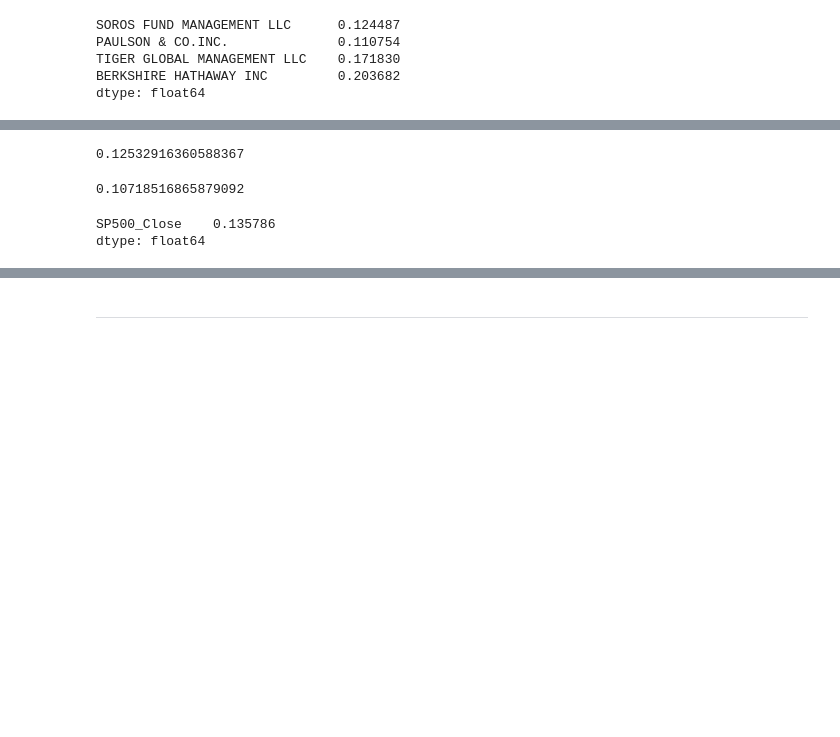
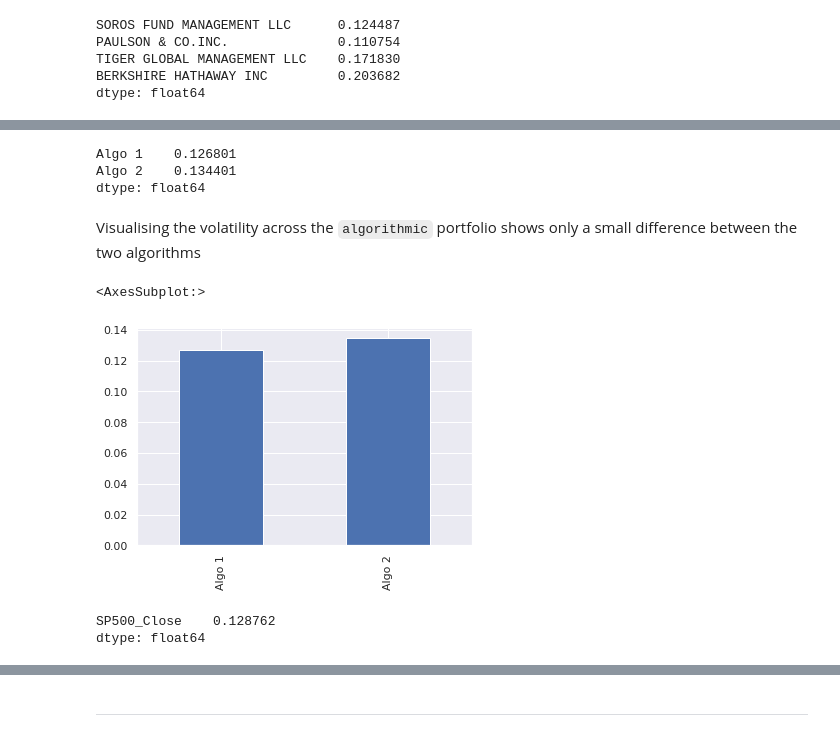
Before and after one commit to gadam/fintech_assessment_03, a Jupyter notebook: whale_analysis.ipynb, the cells around one changed output, grey strips where cells are left out. Cells and saved outputs as stored; diff of their text form; code cells hidden in the pictures; blank space fills up the shorter version.

```diff
--- a/whale_analysis.ipynb
+++ b/whale_analysis.ipynb
@@ -475,18 +403,23 @@ dtype: float64
+# %%
+# Calculate the annualised standard deviation for the algorithmic trading portfolio as volatility
+algo_unweighted_volatility = algo_unweighted_sd * np.sqrt(252)
+algo_unweighted_volatility
+# %% [output]
+Algo 1    0.126801
+Algo 2    0.134401
+dtype: float64
+# %% [markdown]
+Visualising the volatility across the `algorithmic` portfolio shows only a small difference between the two algorithms
+# %%
+# Visualise the volatility across the algorithmic portfolio
+algo_unweighted_volatility.plot.bar()
+# %% [output]
+<AxesSubplot:>
+[figure, added]
 # %%
-# Calculate the annualized standard deviation (252 trading days)
-whale_volatility = whale_std * np.sqrt(252)
-algo_volatility = algo_std * np.sqrt(252)
+# Calculate the annualized standard deviation (252 trading days) for the S&P 500 index
 sp500_volatility = sp500_std * np.sqrt(252)
+sp500_volatility
+# %% [output]
+SP500_Close    0.128762
+dtype: float64
-# %%
-whale_volatility
-# %% [output]
-0.12532916360588367
-# %%
-algo_volatility
-# %% [output]
-0.10718516865879092
-# %%
-sp500_volatility
-# %% [output]
-SP500_Close    0.135786
-dtype: float64
```
Also changed, not shown: parts of 16 cells of this notebook.
